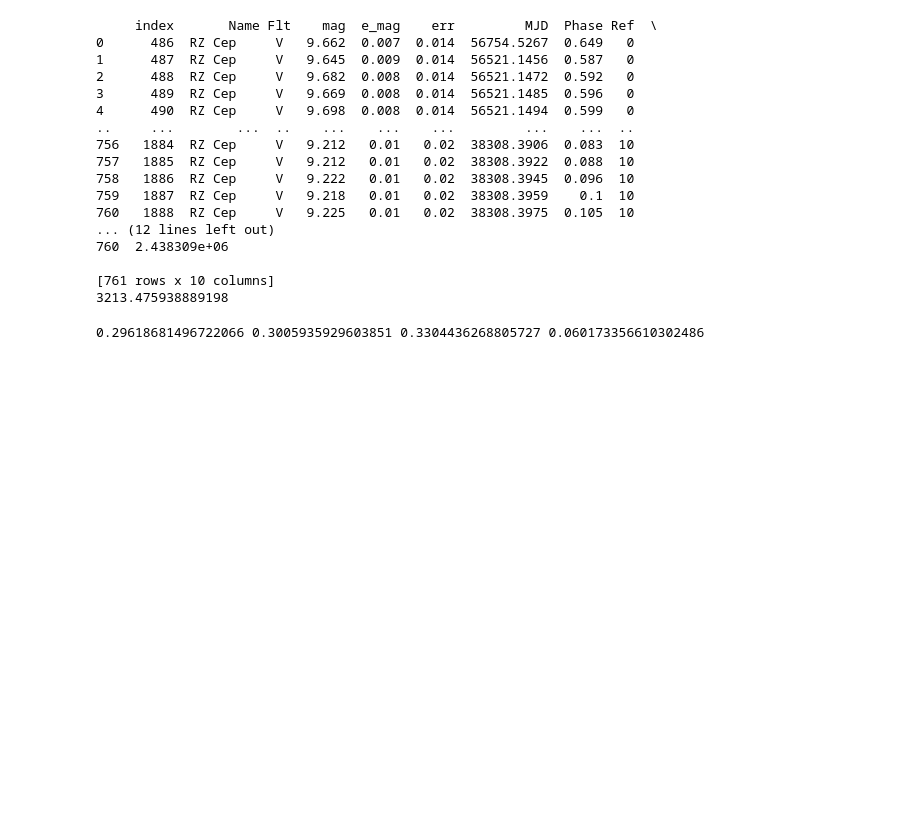
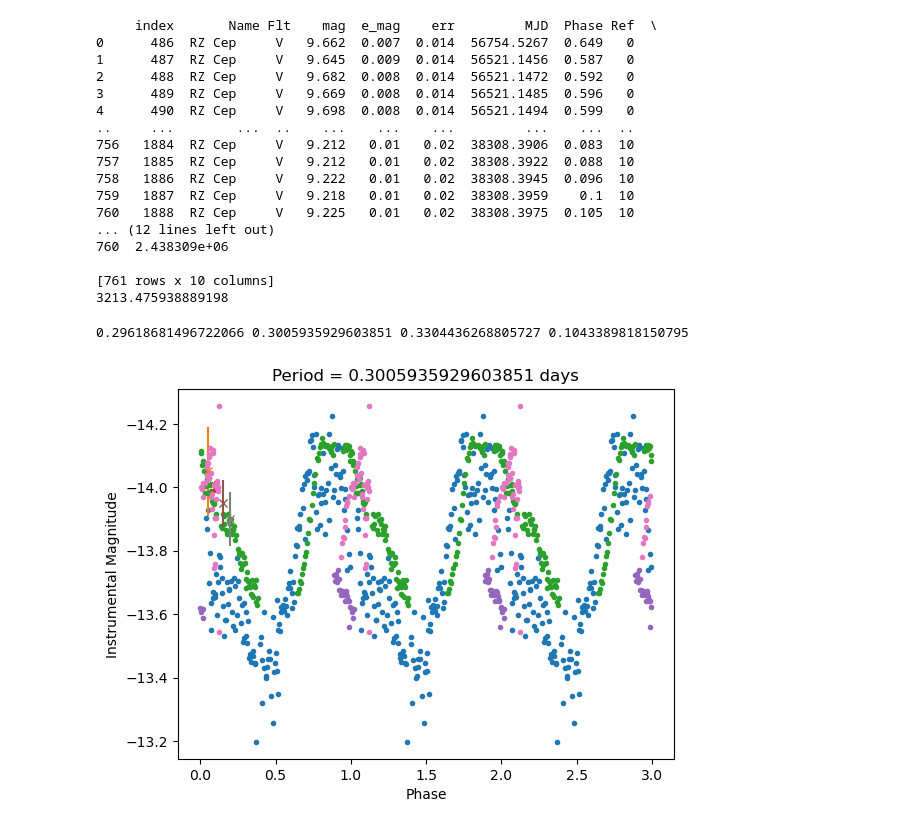
Before and after one commit to milliebutspace/MPhys-Code, a Jupyter notebook: Periodograms M.ipynb, the cells around one changed output. Saved outputs shown, nothing was run; the diff lists cells and outputs as text; code cells hidden in the pictures; blank space fills up the shorter version.

```diff
--- a/Periodograms M.ipynb
+++ b/Periodograms M.ipynb
@@ -374,6 +358,9 @@ print(time_since_monson)
 [761 rows x 10 columns]
 3213.475938889198
 # %%
+gaia_period = 0.3087043245277305
+time_since_gaia = 2086.228665473871
+
 #error is approx fwhm * sqrt(2/(number of samples * snr (sqrt counts, so current mag error)))
 expected_period_change = -1.42e-3 #days per year
 years_passed_m = time_since_monson / 365.25
@@ -385,6 +372,36 @@ expected_change_g = years_passed_g * expected_period_change
 expected_period_m = period_2017 + expected_change_m
 expected_period_g = gaia_period + expected_change_g
 
-print(expected_period_m, expected_period_g, calculated_period, neg_unc)
+predicted_period = (expected_period_m + expected_period_g) / 2
+err_1 = abs(predicted_period - expected_period_m)
+
+print(expected_period_m, expected_period_g, calculated_period, pos_unc)
 # %% [output]
-0.29618681496722066 0.3005935929603851 0.3304436268805727 0.060173356610302486
+0.29618681496722066 0.3005935929603851 0.3304436268805727 0.1043389818150795
+# %%
+phase_dec_new, mag_dec_new, error_dec_new = fold_lightcurve(dec_2022['julian_time'], dec_2022['corrected_magnitude'],
+                                                dec_2022['magnitude_error'], expected_period_g)
+phase_jan_new, mag_jan_new, error_jan_new = fold_lightcurve(jan_2023['julian_time'], jan_2023['corrected_magnitude'],
+                                                jan_2023['magnitude_error'], expected_period_g)
+phase_feb_new, mag_feb_new, error_feb_new = fold_lightcurve(feb_2023['julian_time'], feb_2023['corrected_magnitude'],
+                                                feb_2023['magnitude_error'], expected_period_g)
+phase_nov_new, mag_nov_new, error_nov_new = fold_lightcurve(nov_2023['julian_time'], nov_2023['corrected_magnitude'],
+                                                nov_2023['magnitude_error'], expected_period_g)
+
+plt.plot(phase_dec_new, mag_dec_new, marker='.', ls='None', zorder=1, label='dec_2022')
+plt.errorbar(0.05, -14.05, np.median(error_dec_new), marker='x', label='dec mean error')
+plt.plot(phase_jan_new, mag_jan_new, marker='.', ls='None', zorder=2, label='jan_2023')
+plt.errorbar(0.1, -14.0, np.median(error_jan_new), marker='x', label='jan mean error')
+plt.plot(phase_feb_new, mag_feb_new, marker='.', ls='None', zorder=3, label='feb_2023')
+plt.errorbar(0.15, -13.95, np.median(error_feb_new), marker='x', label='feb mean error')
+plt.plot(phase_nov_new, mag_nov_new, marker='.', ls='None', zorder=4, label='nov_2023')
+plt.errorbar(0.2, -13.9, np.median(error_nov_new), marker='x', label='nov mean error')
+plt.gca().invert_yaxis()
+# plt.title(f'Period = {predicted_period} $\pm$ {err_1} days')
+plt.title(f'Period = {expected_period_g} days')
+plt.xlabel('Phase')
+plt.ylabel('Instrumental Magnitude')
+# plt.legend()
+plt.show()
+# %% [output]
+[figure, added]
```
Also changed, not shown: parts of 4 cells of this notebook, 2 other files.
